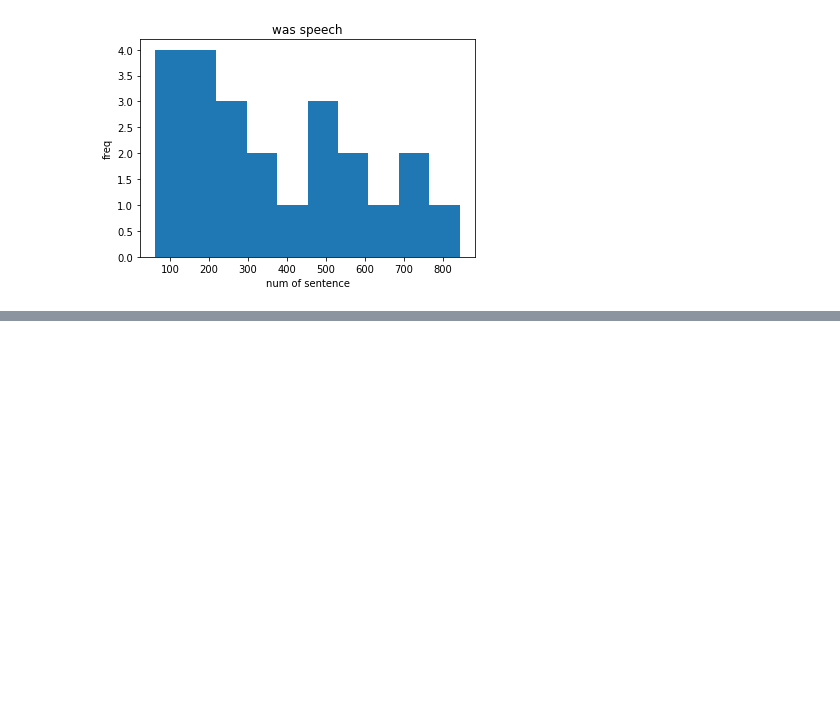
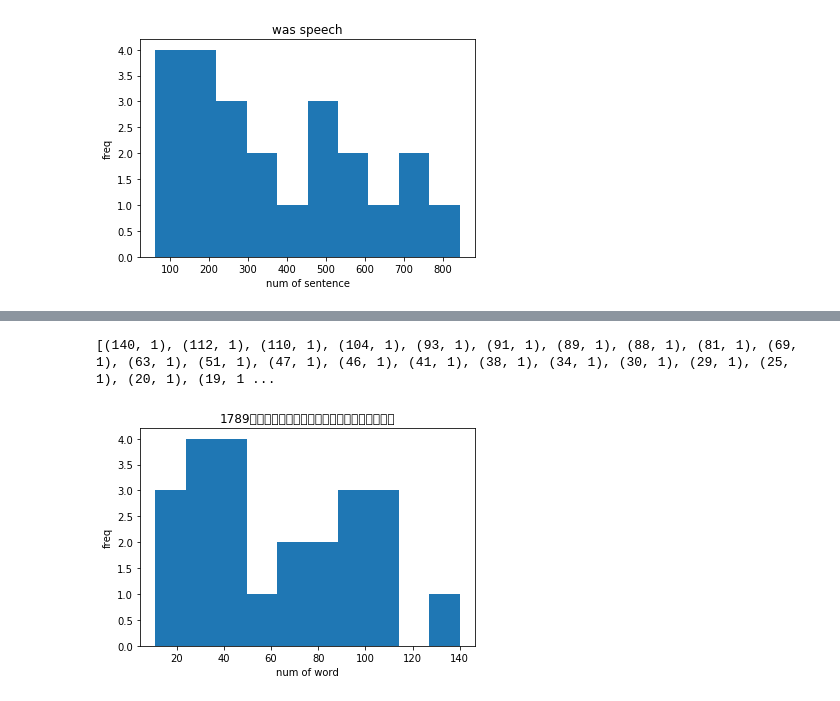
Before and after one commit to leica19/jupyter, a Jupyter notebook: テキストマイニング.ipynb, the cells around one changed output, grey strips where cells are left out. Saved outputs shown, nothing was run; the diff lists cells and outputs as text; code cells hidden in the pictures; blank space fills up the shorter version.

```diff
--- a/テキストマイニング.ipynb
+++ b/テキストマイニング.ipynb
@@ -110,0 +172,19 @@ plt.show()
+# %%
+# -*- coding: utf-8 -*-
+import nltk
+from nltk.corpus import inaugural
+
+sents = nltk.tokenize.sent_tokenize(inaugural.raw('1789-Washington.txt'))
+
+cnt = Counter(len(sent.split()) for sent in sents)
+print(sorted(cnt.items(), key=lambda x: [x[1], x[0]], reverse=True))
+
+nstring = np.array( [len(sent.split()) for sent in sents] )
+plt.hist(nstring)
+plt.title('1789年ワシントン就任演説の文ごとの単語数分布')
+plt.xlabel('num of word')
+plt.ylabel('freq')
+plt.show()
+# %% [output]
+[(140, 1), (112, 1), (110, 1), (104, 1), (93, 1), (91, 1), (89, 1), (88, 1), (81, 1), (69, 1), (63, 1), (51, 1), (47, 1), (46, 1), (41, 1), (38, 1), (34, 1), (30, 1), (29, 1), (25, 1), (20, 1), (19, 1 ...
+[figure, added]
```
Also changed, not shown: parts of 5 cells of this notebook.
